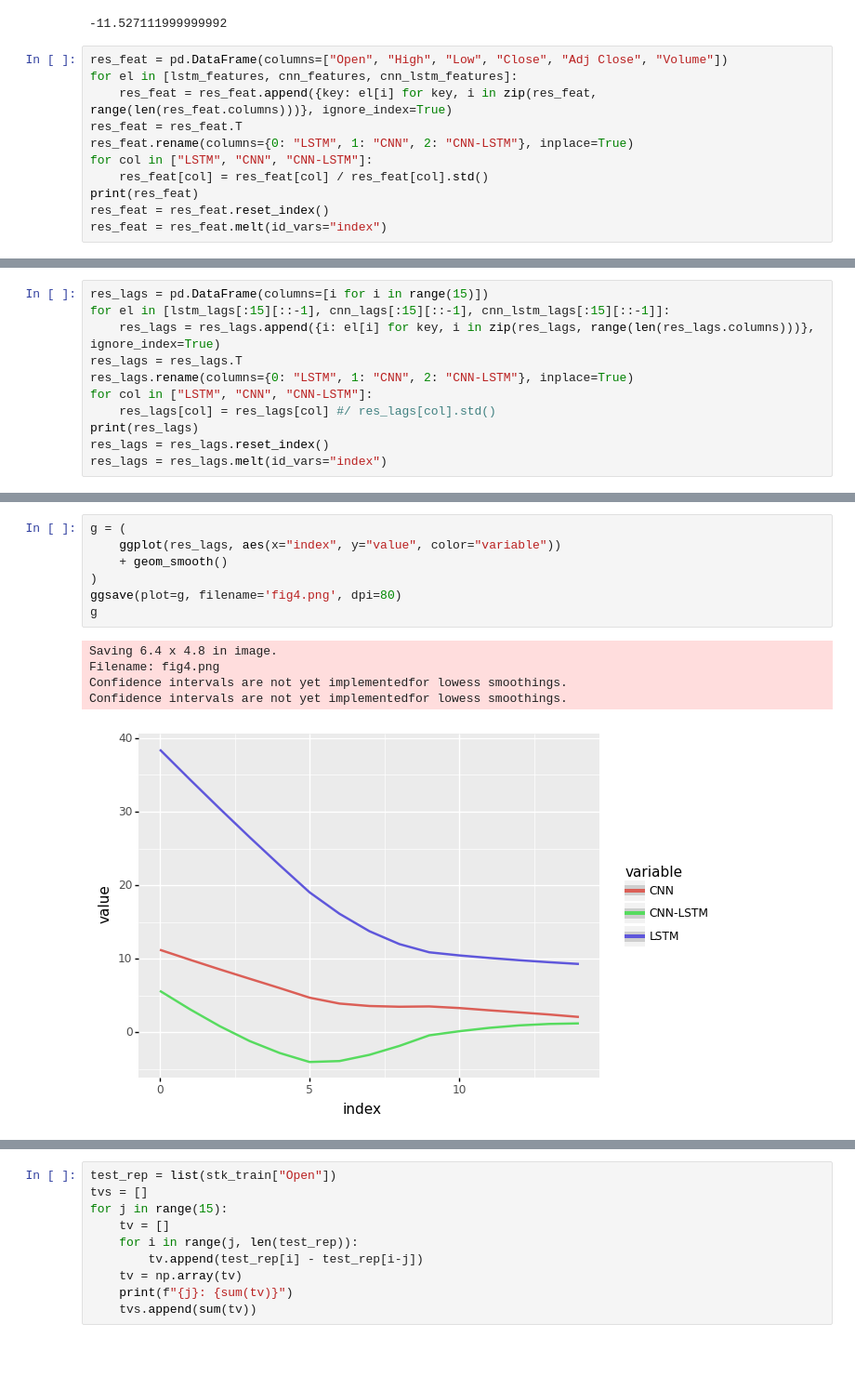
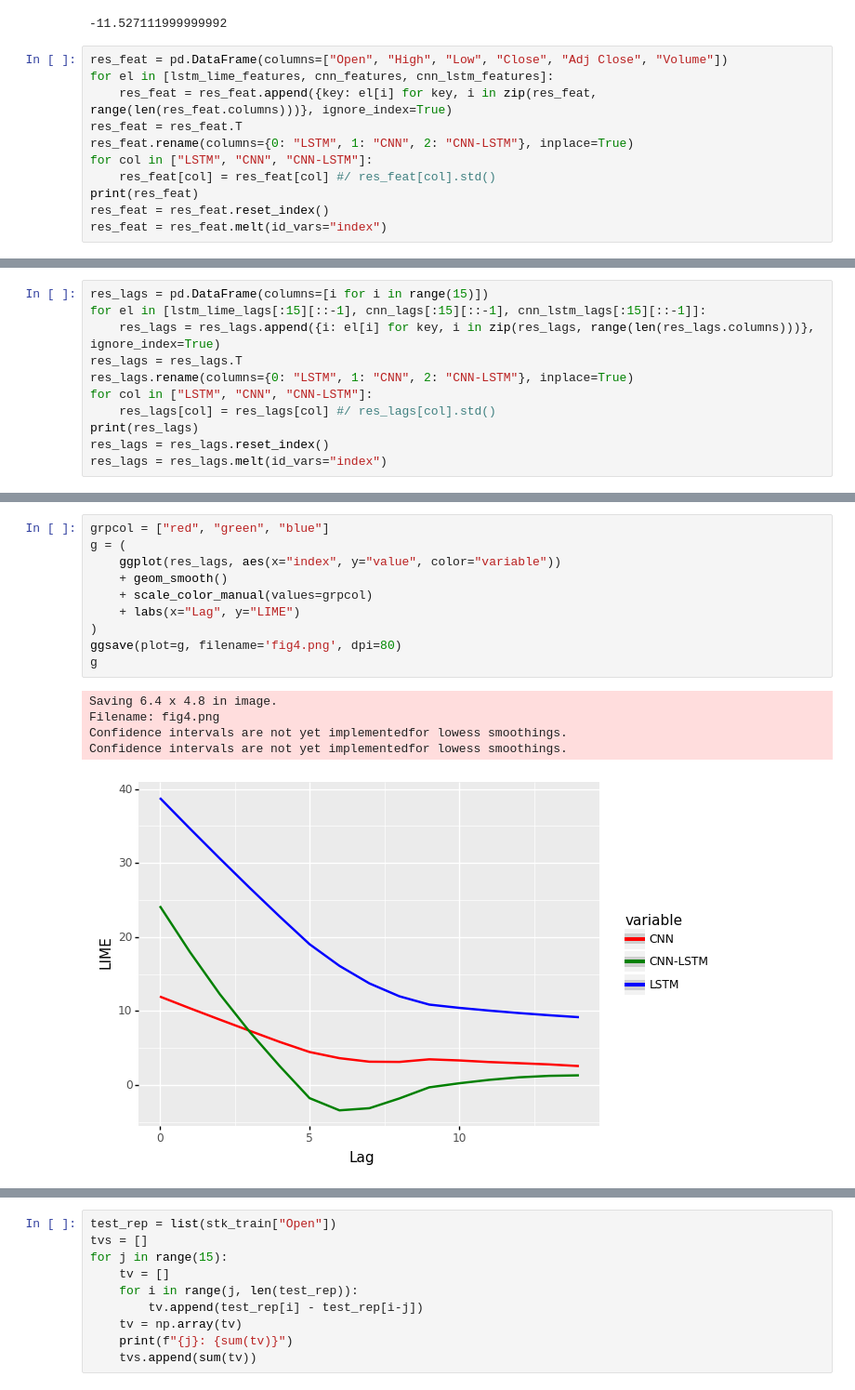
Before and after one commit to do8572/Financial-Time-Series-Prediction, a Jupyter notebook: Report.ipynb, the cells around one changed output, grey strips where cells are left out. Shown: that part at 93% size. Saved outputs shown, nothing was run; the diff lists cells and outputs as text; blank space fills up the shorter version.

```diff
--- a/Report.ipynb
+++ b/Report.ipynb
@@ -754,12 +760,12 @@ np.sum(stk_train["Open"] - stk_train["Close"])
 -11.527111999999992
 # %%
 res_feat = pd.DataFrame(columns=["Open", "High", "Low", "Close", "Adj Close", "Volume"])
-for el in [lstm_features, cnn_features, cnn_lstm_features]:
+for el in [lstm_lime_features, cnn_features, cnn_lstm_features]:
     res_feat = res_feat.append({key: el[i] for key, i in zip(res_feat, range(len(res_feat.columns)))}, ignore_index=True)
 res_feat = res_feat.T
 res_feat.rename(columns={0: "LSTM", 1: "CNN", 2: "CNN-LSTM"}, inplace=True)
 for col in ["LSTM", "CNN", "CNN-LSTM"]:
-    res_feat[col] = res_feat[col] / res_feat[col].std()
+    res_feat[col] = res_feat[col] #/ res_feat[col].std()
 print(res_feat)
 res_feat = res_feat.reset_index()
 res_feat = res_feat.melt(id_vars="index")
@@ -786,6 +795,6 @@ Filename: fig3.png
 # %%
 res_lags = pd.DataFrame(columns=[i for i in range(15)])
-for el in [lstm_lags[:15][::-1], cnn_lags[:15][::-1], cnn_lstm_lags[:15][::-1]]:
+for el in [lstm_lime_lags[:15][::-1], cnn_lags[:15][::-1], cnn_lstm_lags[:15][::-1]]:
     res_lags = res_lags.append({i: el[i] for key, i in zip(res_lags, range(len(res_lags.columns)))}, ignore_index=True)
 res_lags = res_lags.T
 res_lags.rename(columns={0: "LSTM", 1: "CNN", 2: "CNN-LSTM"}, inplace=True)
@@ -822,13 +841,16 @@ res_lags.groupby("variable").std()
 # %%
+grpcol = ["red", "green", "blue"]
 g = (
     ggplot(res_lags, aes(x="index", y="value", color="variable"))
     + geom_smooth()
+    + scale_color_manual(values=grpcol)
+    + labs(x="Lag", y="LIME")
 )
 ggsave(plot=g, filename='fig4.png', dpi=80)
 g
 # %% [output]
 Saving 6.4 x 4.8 in image.
 Filename: fig4.png
 Confidence intervals are not yet implementedfor lowess smoothings.
 Confidence intervals are not yet implementedfor lowess smoothings.
-[figure, old version]
+[figure, new version]
```
Also changed, not shown: parts of 103 cells of this notebook, 31 other files.
